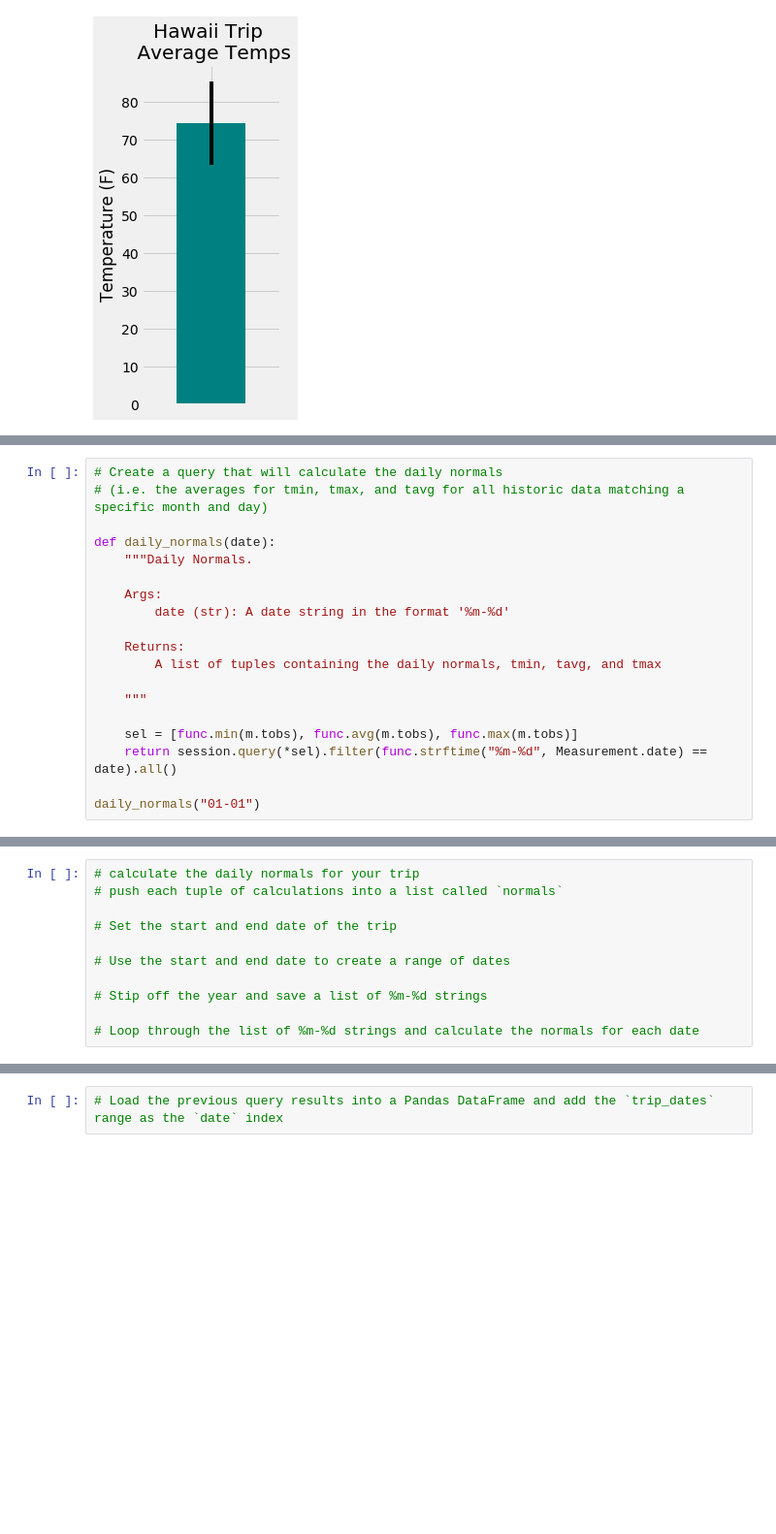
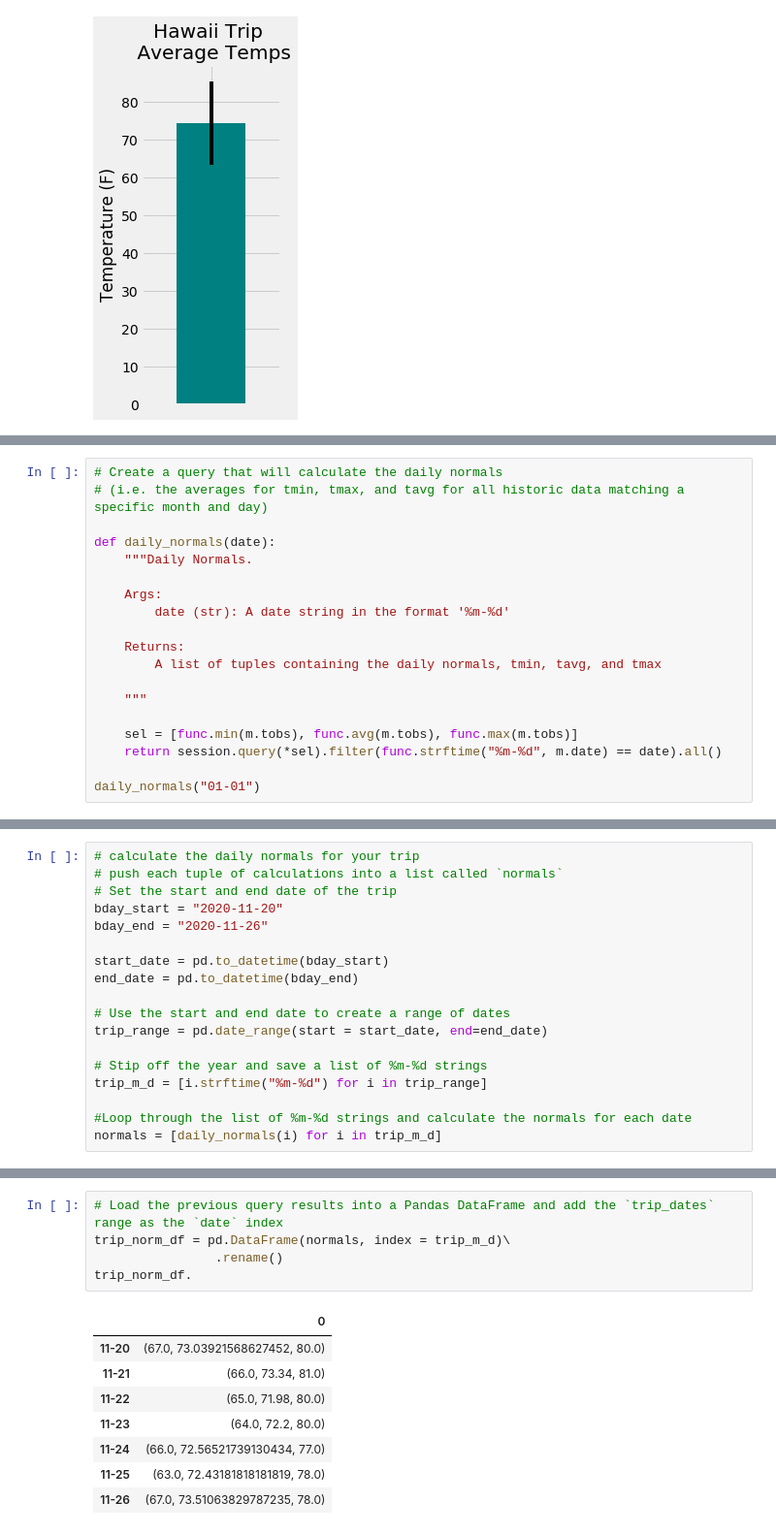
Before and after one commit to lilstarhunter/sqlalchemy-challenge, a Jupyter notebook: climate_starter.ipynb, the cells around one changed output, grey strips where cells are left out. Shown at 97% size. Saved outputs shown, nothing was run; the diff lists cells and outputs as text; blank space fills up the shorter version.

```diff
--- a/climate_starter.ipynb
+++ b/climate_starter.ipynb
@@ -364,7 +365,7 @@ def daily_normals(date):
     """
 
     sel = [func.min(m.tobs), func.avg(m.tobs), func.max(m.tobs)]
-    return session.query(*sel).filter(func.strftime("%m-%d", Measurement.date) == date).all()
+    return session.query(*sel).filter(func.strftime("%m-%d", m.date) == date).all()
 
 daily_normals("01-01")
 # %% [output]
@@ -372,11 +373,18 @@ NameError: name 'Measurement' is not defined
 # %%
 # calculate the daily normals for your trip
 # push each tuple of calculations into a list called `normals`
+# Set the start and end date of the trip
+bday_start = "2020-11-20"
+bday_end = "2020-11-26"
 
-# Set the start and end date of the trip
+start_date = pd.to_datetime(bday_start)
+end_date = pd.to_datetime(bday_end)
 
 # Use the start and end date to create a range of dates
+trip_range = pd.date_range(start = start_date, end=end_date)
 
 # Stip off the year and save a list of %m-%d strings
+trip_m_d = [i.strftime("%m-%d") for i in trip_range]
 
-# Loop through the list of %m-%d strings and calculate the normals for each date
+#Loop through the list of %m-%d strings and calculate the normals for each date
+normals = [daily_normals(i) for i in trip_m_d]
@@ -383,4 +399,16 @@ NameError: name 'Measurement' is not defined
 # %%
 # Load the previous query results into a Pandas DataFrame and add the `trip_dates` range as the `date` index
+trip_norm_df = pd.DataFrame(normals, index = trip_m_d)\
+                .rename()
+trip_norm_df.
+# %% [output]
+|  | 0 |
+| 11-20 | (67.0, 73.03921568627452, 80.0) |
+| 11-21 | (66.0, 73.34, 81.0) |
+| 11-22 | (65.0, 71.98, 80.0) |
+| 11-23 | (64.0, 72.2, 80.0) |
+| 11-24 | (66.0, 72.56521739130434, 77.0) |
+| 11-25 | (63.0, 72.43181818181819, 78.0) |
+| 11-26 | (67.0, 73.51063829787235, 78.0) |
 # %%
 # Plot the daily normals as an area plot with `stacked=False`
```
Also changed, not shown: parts of 5 cells of this notebook, 2 other files.
